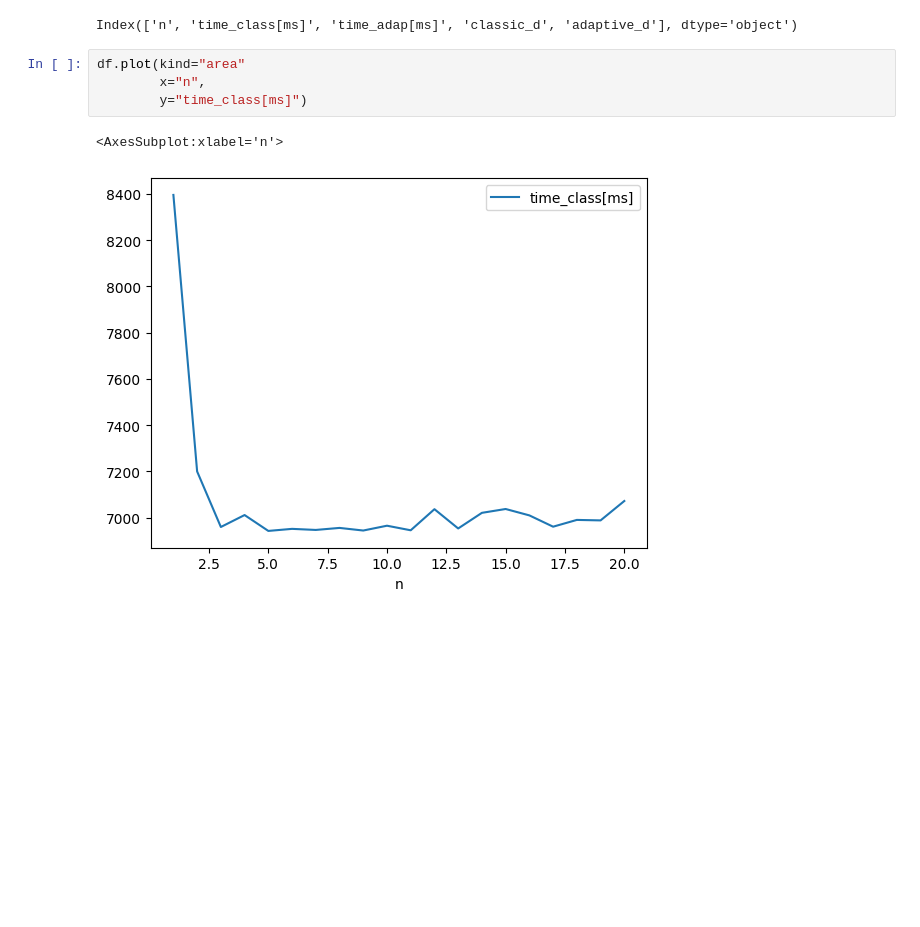
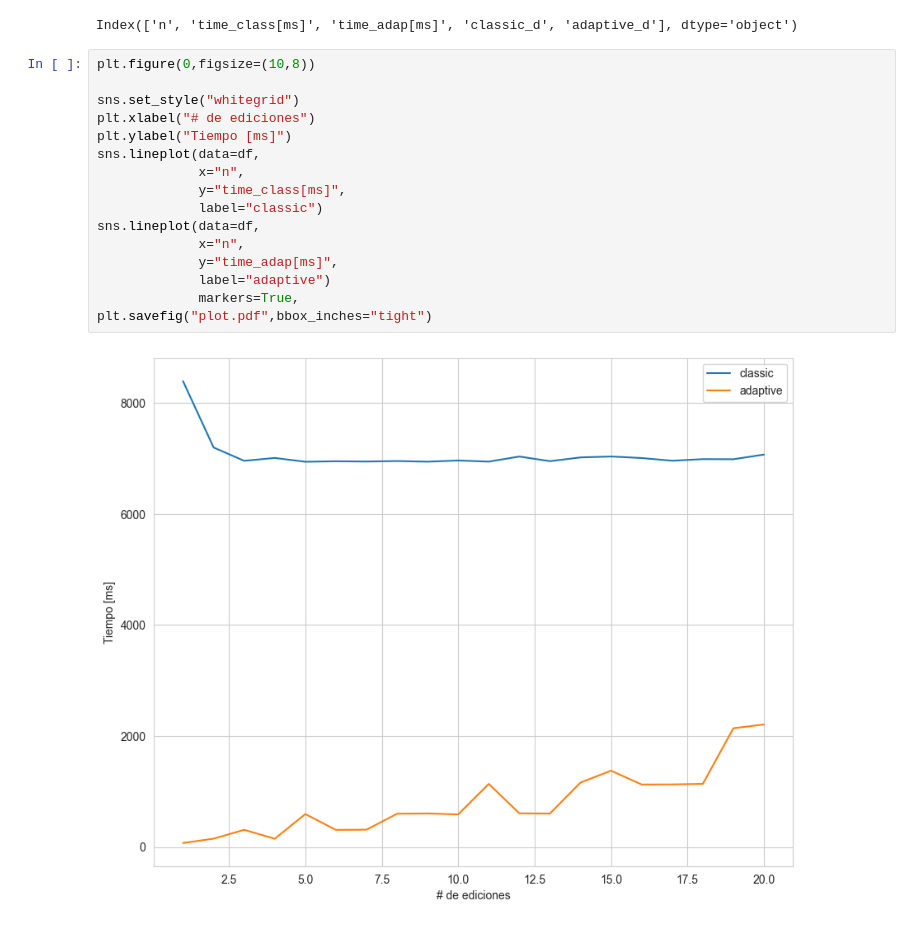
Before and after one commit to madyisus/Edit-Distance, a Jupyter notebook: data_visual.ipynb, the cells around one changed output. Drawn from its saved outputs; the diff is of its cells as text; blank space fills up the shorter version.

```diff
--- a/data_visual.ipynb
+++ b/data_visual.ipynb
@@ -7,10 +7,21 @@ df = pd.read_csv("log",header=0)
 df.columns
 # %% [output]
 Index(['n', 'time_class[ms]', 'time_adap[ms]', 'classic_d', 'adaptive_d'], dtype='object')
-# %%
-df.plot(kind="area"
-        x="n",
-        y="time_class[ms]")
-# %% [output]
-<AxesSubplot:xlabel='n'>
-[figure, removed]
+# %%
+plt.figure(0,figsize=(10,8))
+
+sns.set_style("whitegrid")
+plt.xlabel("# de ediciones")
+plt.ylabel("Tiempo [ms]")
+sns.lineplot(data=df,
+             x="n",
+             y="time_class[ms]",
+             label="classic")
+sns.lineplot(data=df,
+             x="n",
+             y="time_adap[ms]",
+             label="adaptive")
+             markers=True,
+plt.savefig("plot.pdf",bbox_inches="tight")
+# %% [output]
+[figure, added]
```
